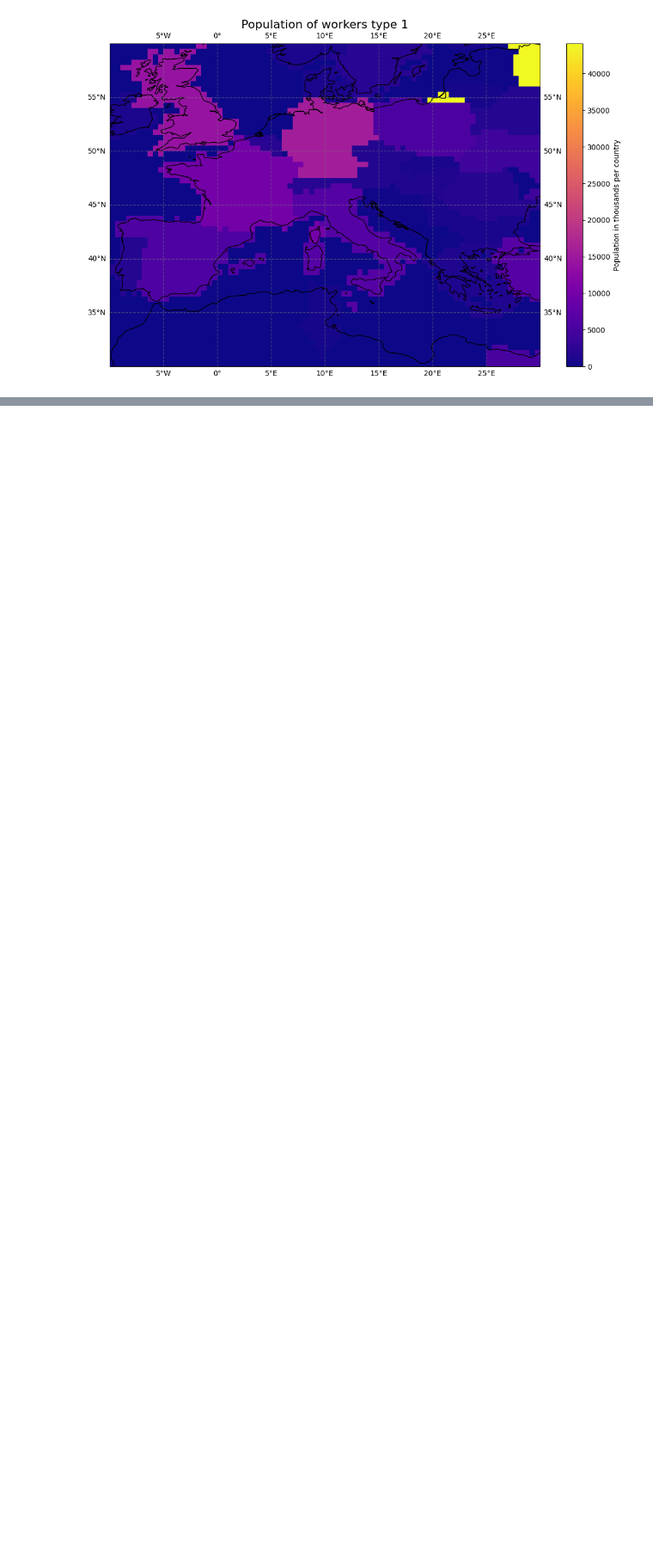
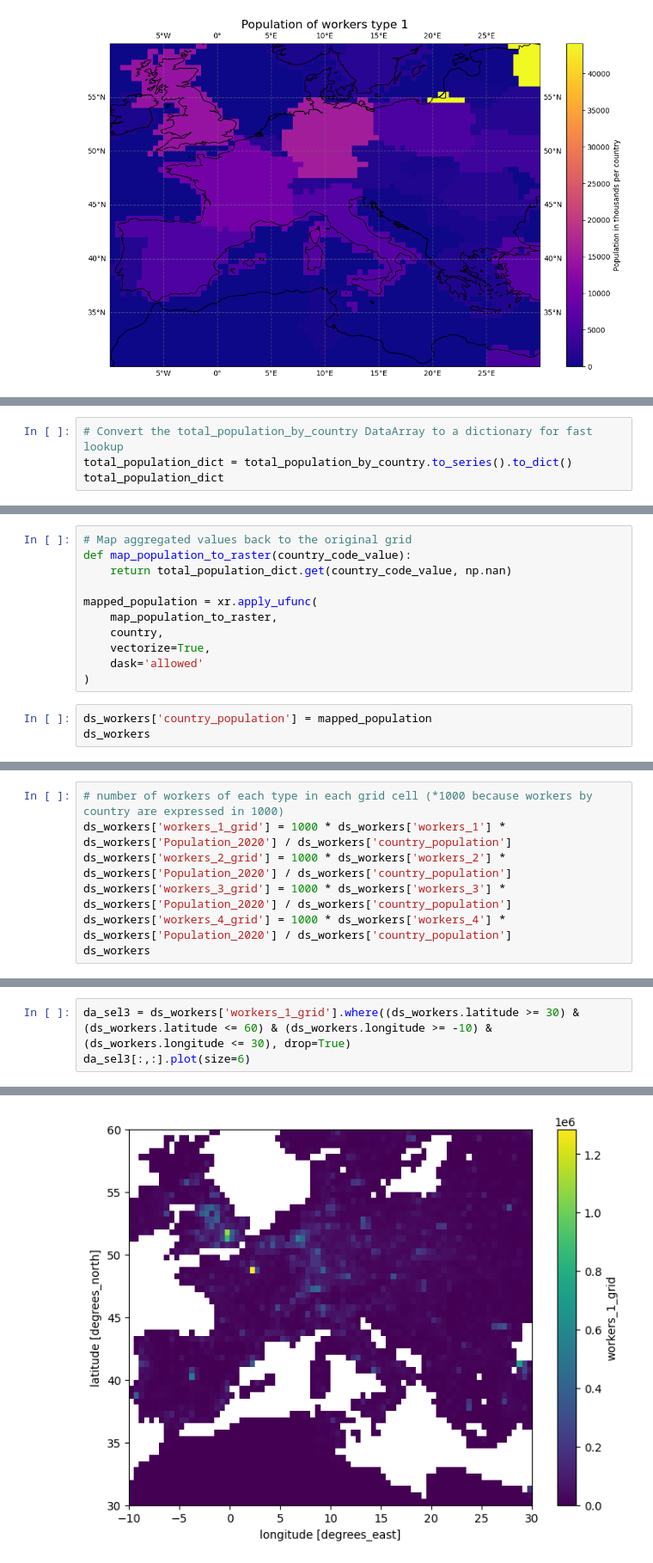
Before and after one commit to AGoussebaile/Heat_Stress_Risks, a Jupyter notebook: Labor_Force_Data.ipynb, the cells around one changed output, grey strips where cells are left out. Shown at 86% size. Saved outputs shown, nothing was run; the diff lists cells and outputs as text; blank space fills up the shorter version.

```diff
--- a/Labor_Force_Data.ipynb
+++ b/Labor_Force_Data.ipynb
@@ -440,0 +527,4 @@ cbar.set_label('Population in thousands per country')
+# %%
+# Convert the total_population_by_country DataArray to a dictionary for fast lookup
+total_population_dict = total_population_by_country.to_series().to_dict()
+total_population_dict
@@ -440,0 +549,14 @@ cbar.set_label('Population in thousands per country')
+# %%
+# Map aggregated values back to the original grid
+def map_population_to_raster(country_code_value):
+    return total_population_dict.get(country_code_value, np.nan)
+
+mapped_population = xr.apply_ufunc(
+    map_population_to_raster,
+    country,
+    vectorize=True,
+    dask='allowed'
+)
+# %%
+ds_workers['country_population'] = mapped_population
+ds_workers
@@ -440,0 +577,7 @@ cbar.set_label('Population in thousands per country')
+# %%
+# number of workers of each type in each grid cell (*1000 because workers by country are expressed in 1000)
+ds_workers['workers_1_grid'] = 1000 * ds_workers['workers_1'] * ds_workers['Population_2020'] / ds_workers['country_population']
+ds_workers['workers_2_grid'] = 1000 * ds_workers['workers_2'] * ds_workers['Population_2020'] / ds_workers['country_population']
+ds_workers['workers_3_grid'] = 1000 * ds_workers['workers_3'] * ds_workers['Population_2020'] / ds_workers['country_population']
+ds_workers['workers_4_grid'] = 1000 * ds_workers['workers_4'] * ds_workers['Population_2020'] / ds_workers['country_population']
+ds_workers
@@ -440,0 +602,4 @@ cbar.set_label('Population in thousands per country')
+# %%
+da_sel3 = ds_workers['workers_1_grid'].where((ds_workers.latitude >= 30) & (ds_workers.latitude <= 60) & (ds_workers.longitude >= -10) & (ds_workers.longitude <= 30), drop=True)
+da_sel3[:,:].plot(size=6)
+# %% [output]
@@ -440,0 +607 @@ cbar.set_label('Population in thousands per country')
+[figure, added]
```
Also changed, not shown: parts of 20 cells of this notebook, 2 other files.
